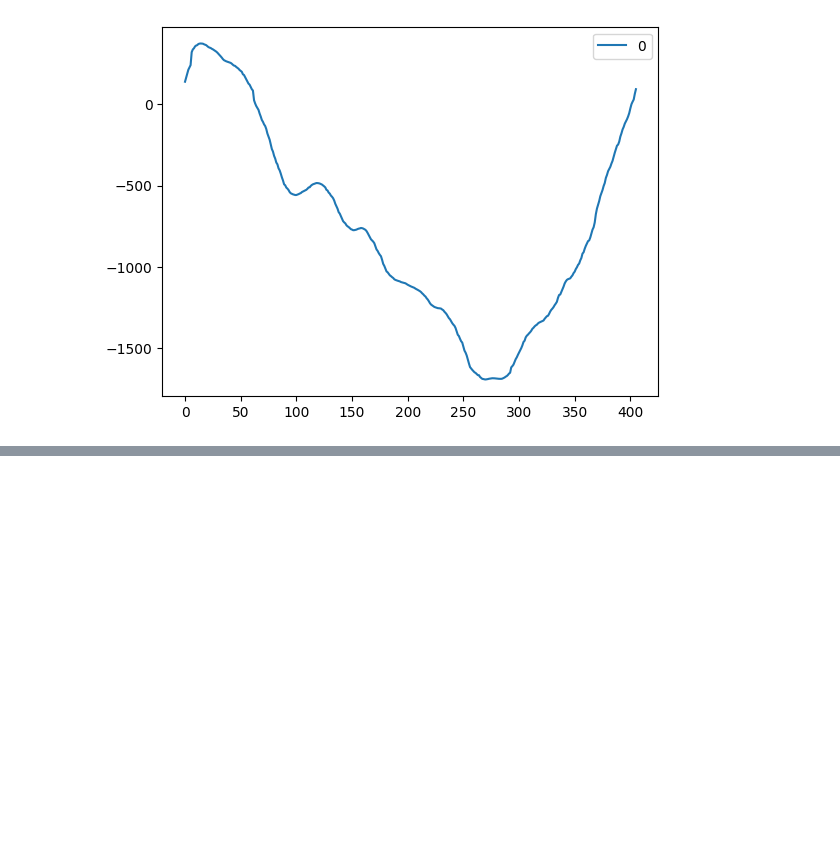
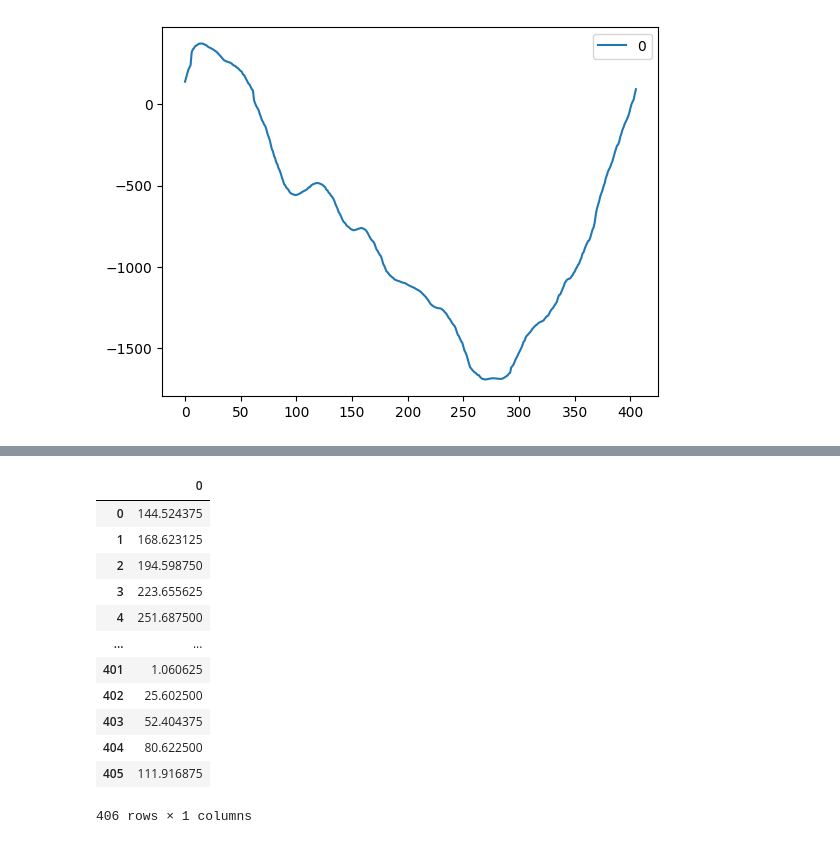
Before and after one commit to robinvvinod/Pitwall, a Jupyter notebook: smoothing_test.ipynb, the cells around one changed output, grey strips where cells are left out. Drawn from its saved outputs; the diff is of its cells as text; code cells hidden in the pictures; blank space fills up the shorter version.

```diff
--- a/smoothing_test.ipynb
+++ b/smoothing_test.ipynb
@@ -93 +88,19 @@ xyz
 406 rows × 1 columns
+# %%
+smooth = signal.savgol_filter(pos_data, window_length=10, polyorder=2, mode="wrap")
+smooth = pd.DataFrame(smooth)
+smooth
+# %% [output]
+|  | 0 |
+| 0 | 144.524375 |
+| 1 | 168.623125 |
+| 2 | 194.598750 |
+| 3 | 223.655625 |
+| 4 | 251.687500 |
+| ... | ... |
+| 401 | 1.060625 |
+| 402 | 25.602500 |
+| 403 | 52.404375 |
+| 404 | 80.622500 |
+| 405 | 111.916875 |
+406 rows × 1 columns
```
Also changed, not shown: parts of 6 cells of this notebook, 12 other files.
